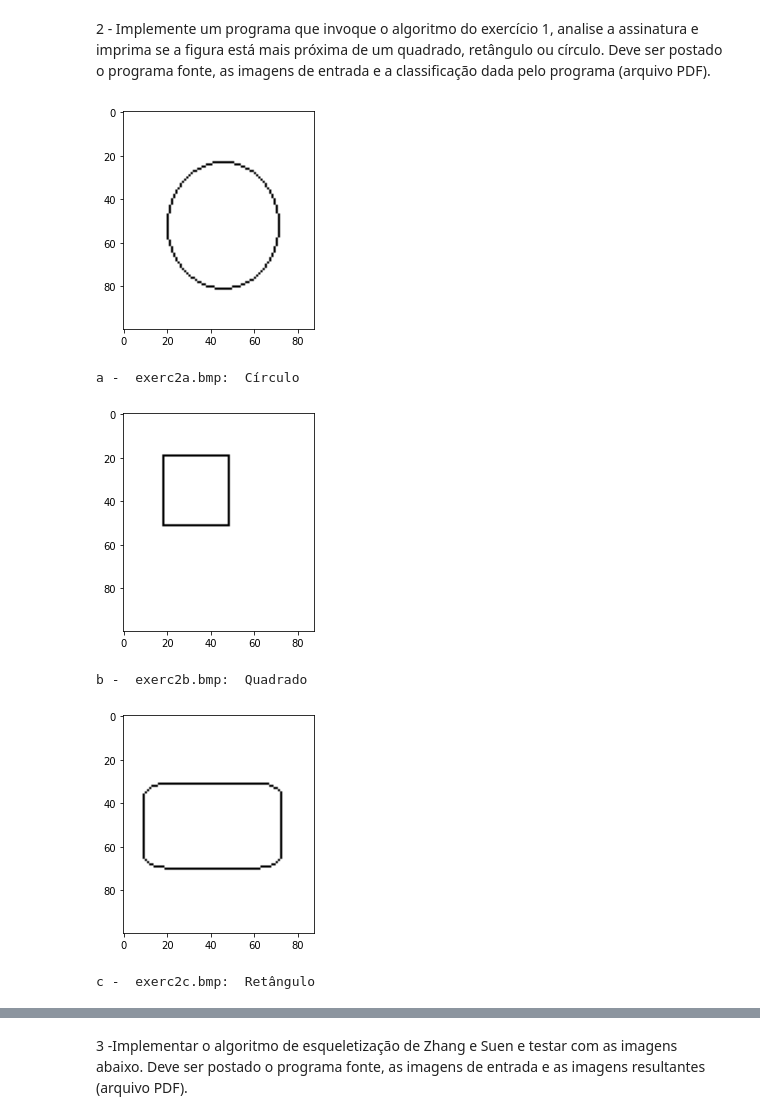
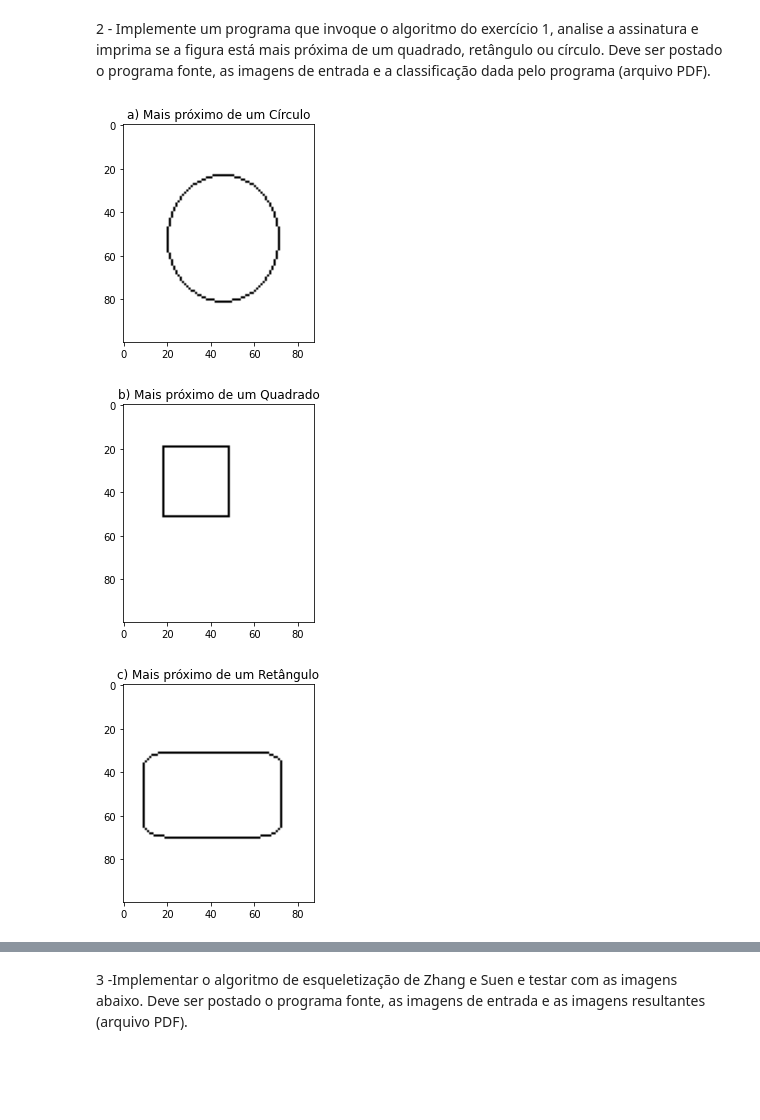
Before and after one commit to renatobanzai/sin5014_ex02, a Jupyter notebook: renatobanzai_aula08.ipynb, the cells around one changed output, grey strips where cells are left out. Saved outputs shown, nothing was run; the diff lists cells and outputs as text; code cells hidden in the pictures; blank space fills up the shorter version.

```diff
--- a/renatobanzai_aula08.ipynb
+++ b/renatobanzai_aula08.ipynb
@@ -131,36 +130,39 @@ def get_object_shape_by_signature(signature):
 # %%
 imga = cv2.imread("exerc2a.bmp", 0)
 centroid_xa, centroid_ya = get_image_centroid(imga)
 signa = get_signature(imga, centroid_xa, centroid_ya, 8)
 plt.imshow(imga, cmap="gray")
+# get the object shape and show below the image
+# put on the title
+plt.title("a) Mais próximo de um " +
+          get_object_shape_by_signature(signa))
 plt.show()
-# get the object shape and show below the image
-print("a - ", "exerc2a.bmp: ", get_object_shape_by_signature(signa))
 # %% [output]
-[figure, old version]
+[figure, new version]
-a -  exerc2a.bmp:  Círculo
 # %%
 imgb = cv2.imread("exerc2b.bmp", 0)
 centroid_xb, centroid_yb = get_image_centroid(imgb)
 signb = get_signature(imgb, centroid_xb, centroid_yb, 8)
 plt.imshow(imgb, cmap="gray")
+# get the object shape and show below the image
+# put on the title
+plt.title("b) Mais próximo de um " +
+          get_object_shape_by_signature(signb))
 plt.show()
-# get the object shape and show below the image
-print("b - ", "exerc2b.bmp: ", get_object_shape_by_signature(signb))
 # %% [output]
-[figure, old version]
+[figure, new version]
-b -  exerc2b.bmp:  Quadrado
 # %%
 imgc = cv2.imread("exerc2c.bmp", 0)
 centroid_xc, centroid_yc = get_image_centroid(imgc)
 signc = get_signature(imgc, centroid_xc, centroid_yc, 8)
 plt.imshow(imgc, cmap="gray")
+# get the object shape and show below the image
+# put on the title
+plt.title("c) Mais próximo de um " +
+          get_object_shape_by_signature(signc))
 plt.show()
-# get the object shape and show below the image
-print("c - ", "exerc2c.bmp: ", get_object_shape_by_signature(signc))
 # %% [output]
-[figure, old version]
+[figure, new version]
-c -  exerc2c.bmp:  Retângulo
 # %%
 imgd = cv2.imread("exerc2d.bmp", 0)
 centroid_xd, centroid_yd = get_image_centroid(imgd)
```
Also changed, not shown: parts of 4 cells of this notebook.
